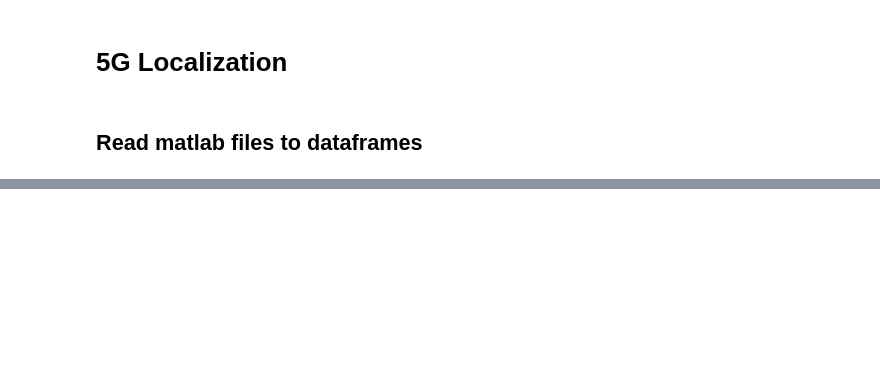
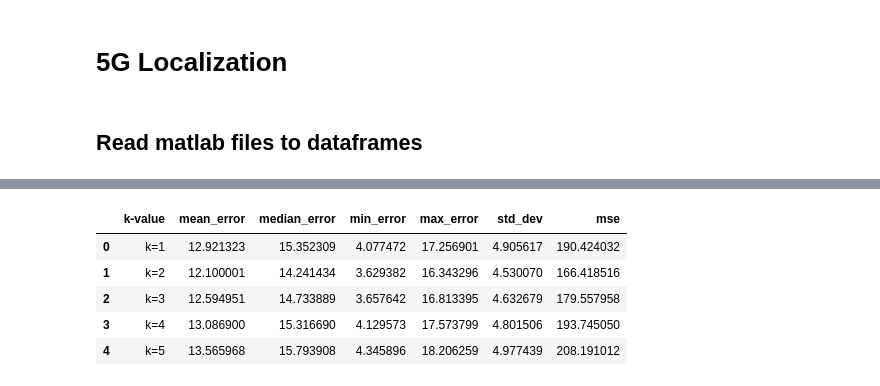
Before and after one commit to Andreas-Espelund/5G_localization, a Jupyter notebook: Main.ipynb, the cells around one changed output, grey strips where cells are left out. Saved outputs shown, nothing was run; the diff lists cells and outputs as text; code cells hidden in the pictures; blank space fills up the shorter version.

```diff
--- a/Main.ipynb
+++ b/Main.ipynb
@@ -75 +72,10 @@ print(flattened_df)
+# %%
+computed_errors_df
+# %% [output]
+|  | k-value | mean_error | median_error | min_error | max_error | std_dev | mse |
+| 0 | k=1 | 12.921323 | 15.352309 | 4.077472 | 17.256901 | 4.905617 | 190.424032 |
+| 1 | k=2 | 12.100001 | 14.241434 | 3.629382 | 16.343296 | 4.530070 | 166.418516 |
+| 2 | k=3 | 12.594951 | 14.733889 | 3.657642 | 16.813395 | 4.632679 | 179.557958 |
+| 3 | k=4 | 13.086900 | 15.316690 | 4.129573 | 17.573799 | 4.801506 | 193.745050 |
+| 4 | k=5 | 13.565968 | 15.793908 | 4.345896 | 18.206259 | 4.977439 | 208.191012 |
 # %% [markdown]
```
Also changed, not shown: parts of 15 cells of this notebook, 9 other files.
